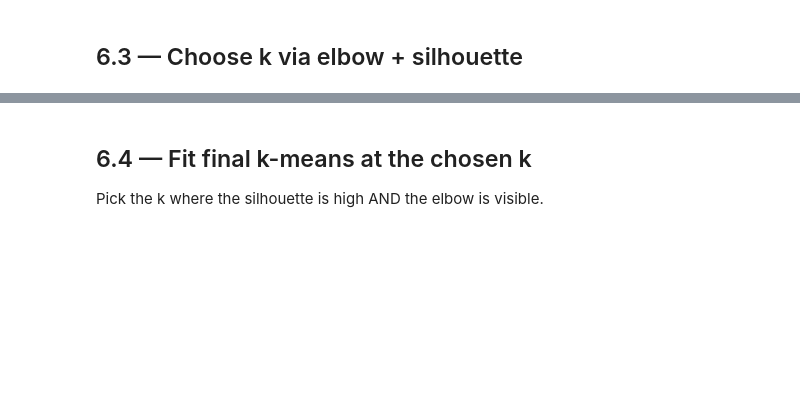
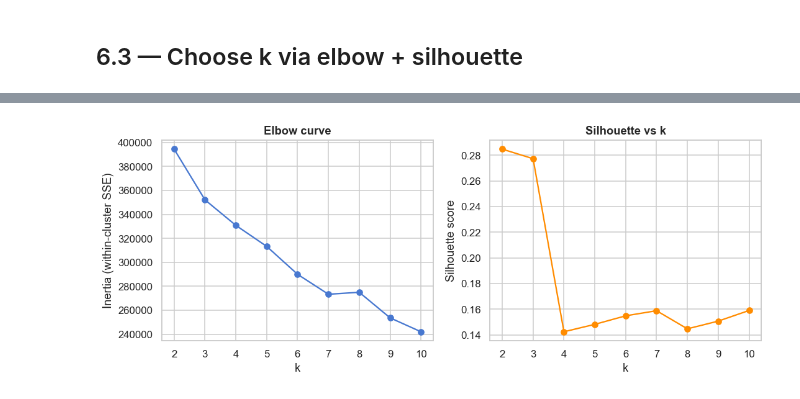
Before and after one commit to Jasper040/Project-4-prediction-framework, a Jupyter notebook: notebooks/06_segmentation.ipynb, the cells around one changed output, grey strips where cells are left out. Drawn from its saved outputs; the diff is of its cells as text; code cells hidden in the pictures; blank space fills up the shorter version.

```diff
--- a/notebooks/06_segmentation.ipynb
+++ b/notebooks/06_segmentation.ipynb
@@ -47,7 +52,18 @@ for k in config.KMEANS_K_RANGE:
     km = KMeans(n_clusters=k, random_state=config.RANDOM_SEED, n_init=10)
     labels = km.fit_predict(X_train_t)
     inertias.append(km.inertia_)
-    silhouettes.append(silhouette_score(X_train_t, labels, sample_size=5000, random_state=config.RANDOM_SEED))
+    silhouettes.append(
+        silhouette_score(
+            X_train_t, labels,
+            sample_size=5000,
+            random_state=config.RANDOM_SEED,
+        )
+    )
 
-diag = pd.DataFrame({'k': list(config.KMEANS_K_RANGE), 'inertia': inertias, 'silhouette': silhouettes})
+diag = pd.DataFrame({
+    "k":          list(config.KMEANS_K_RANGE),
+    "inertia":    inertias,
+    "silhouette": silhouettes,
+})
+diag.to_csv(config.TABLES_DIR / "kmeans_k_search.csv", index=False)
 diag
@@ -54,4 +95,20 @@ diag
-# %% [markdown]
-## 6.4 — Fit final k-means at the chosen k
-
-Pick the k where the silhouette is high AND the elbow is visible.
+# %%
+fig, axes = plt.subplots(1, 2, figsize=(10, 4))
+
+axes[0].plot(diag['k'], diag['inertia'], marker='o')
+axes[0].set_xlabel('k')
+axes[0].set_ylabel('Inertia (within-cluster SSE)')
+axes[0].set_title('Elbow curve')
+axes[0].set_xticks(diag['k'])
+
+axes[1].plot(diag['k'], diag['silhouette'], marker='o', color='darkorange')
+axes[1].set_xlabel('k')
+axes[1].set_ylabel('Silhouette score')
+axes[1].set_title('Silhouette vs k')
+axes[1].set_xticks(diag['k'])
+
+fig.tight_layout()
+fig.savefig(config.FIGURES_DIR / '06_kmeans_diagnostic.png', dpi=150, bbox_inches='tight')
+plt.show()
+# %% [output]
+[figure, added]
```
Also changed, not shown: parts of 10 cells of this notebook, 4 other files.
